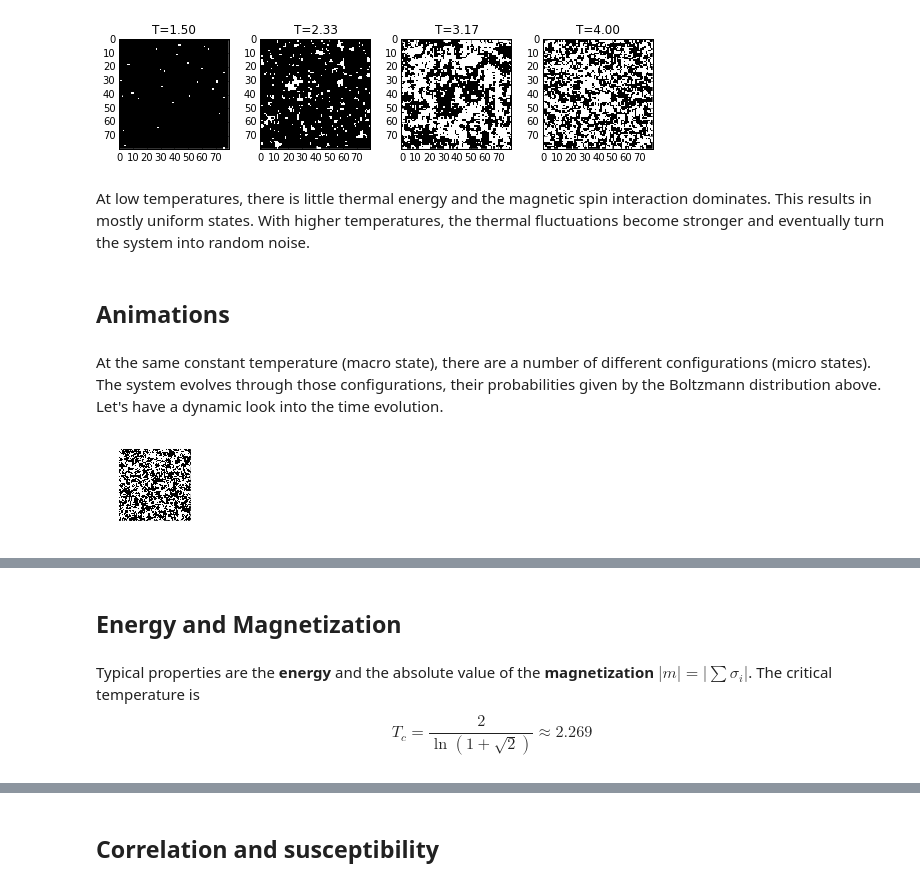
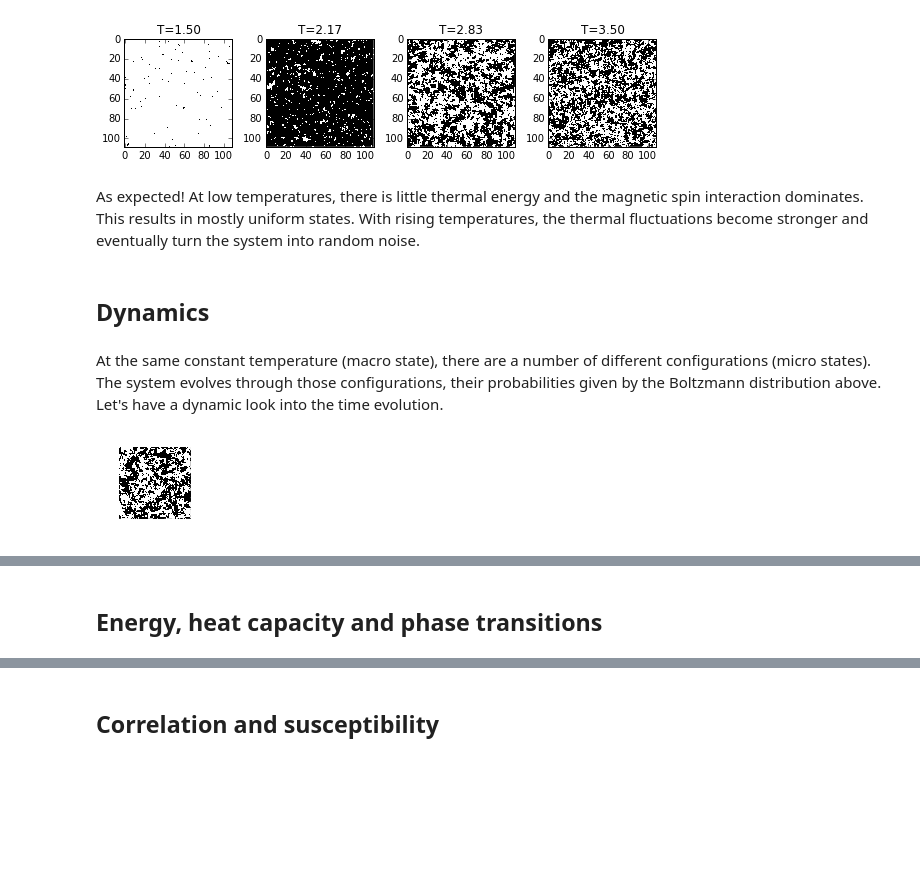
Before and after one commit to s9w/magneto, a Jupyter notebook: usage.ipynb, the cells around one changed output, grey strips where cells are left out. Cells and saved outputs as stored; diff of their text form; code cells hidden in the pictures; blank space fills up the shorter version.

```diff
--- a/usage.ipynb
+++ b/usage.ipynb
@@ -1 +1,10 @@
+# %%
+# Initializing some things
+import numpy as np
+import matplotlib.pyplot as plt
+%matplotlib inline
+
+import matplotlib as mpl
+cmap = mpl.cm.get_cmap(name='YlOrRd')
+colors3 = [cmap(x) for x in [0.4, 0.6, 0.9]]
 # %% [markdown]
@@ -25,9 +32,8 @@ import matplotlib.pyplot as plt
 # %%
-fig = plt.figure(figsize=(3,3))
-ax = fig.add_subplot(111, xlabel="Energy", ylabel="Probability")
-E = np.linspace(0, 1.8, num=50)
-cmap = mpl.cm.get_cmap(name='YlOrRd')
-for i, T in enumerate([0.1,1.0,2.0]):
-    ax.plot(E, np.exp(-E/T), lw=2, label="T={}".format(T), color=cmap(i/2.0*0.5+0.4))
-ax.legend(loc="upper right", labelspacing=0.0)
+ax = plt.subplot(111, xlabel="Energy", ylabel="Probability")
+E = np.linspace(0, 4.5, num=50)
+
+for i, T in enumerate([1.0, 1.5, 3.5]):
+    ax.plot(E, 1.0/T*np.exp(-E/T), lw=2, label="T={}".format(T), color=colors3[i])
+leg = ax.legend(loc="upper right", labelspacing=0.0)
 # %% [output]
@@ -40,16 +49,19 @@ As expected, configurations with a lower total energy are always the most probab
 # %%
+# !ising -N1=50 -N2=0 -TMin=1.5 -TMax=3.5 -L=109 -TSteps=4 -states=states
 fig = plt.figure(figsize=(8,2))
 for i in range(4):
-    ising_grids = np.loadtxt("ising_states{}.txt".format(i), delimiter=",")
+    with open("states{}.txt".format(i)) as f:
+        T = float(f.readline())
+    ising_grids = np.loadtxt("states{}.txt".format(i), delimiter=",", skiprows=1)
     ax = fig.add_subplot(1, 4, i+1)
     ax.imshow(ising_grids, cmap=plt.cm.Greys, interpolation="none")
-    ax.set_title("T={:.2f}".format(np.linspace(1.5, 4.0, num=4, endpoint=True)[i]))
+    ax.set_title("T={:.2f}".format(T))
 fig.tight_layout()
 # %% [output]
-[figure, old version]
+[figure, new version]
 # %% [markdown]
-At low temperatures, there is little thermal energy and the magnetic spin interaction dominates. This results in mostly uniform states. With higher temperatures, the thermal fluctuations become stronger and eventually turn the system into random noise.
+As expected! At low temperatures, there is little thermal energy and the magnetic spin interaction dominates. This results in mostly uniform states. With rising temperatures, the thermal fluctuations become stronger and eventually turn the system into random noise.
 # %% [markdown]
-## Animations
+## Dynamics
 # %% [markdown]
 At the same constant temperature (macro state), there are a number of different configurations (micro states). The system evolves through those configurations, their probabilities given by the Boltzmann distribution above. Let's have a dynamic look into the time evolution.
@@ -60,19 +70,19 @@ At the same constant temperature (macro state), there are a number of different
 # %%
 import matplotlib.animation as animation
 fig = plt.figure(figsize=(1,1))
 
 for i in range(3):
-    data = np.loadtxt("mov{}.txt".format(i),  delimiter=",")
+    data = np.loadtxt("movie{}.txt".format(i),  delimiter=",", skiprows=1)
     L=data.shape[1]
     grids = np.split(data, data.shape[0]/L)
 
     images = []
     for grid in grids:
         images.append([plt.imshow(grid, cmap=plt.cm.Greys, interpolation ="none")])
         plt.axis('off')
         plt.subplots_adjust(left=0.0, right=1.0, top=1.0, bottom=0.0)
     ani = animation.ArtistAnimation(fig, images, blit=True)
-    ani.save('mov{}.webm'.format(i), dpi=L, fps=25, extra_args=['-vcodec', 'libvpx', "-quality", "best", "-b:v", "300k"])
+    ani.save('mov{}.webm'.format(i), dpi=L*2, fps=25, extra_args=['-vcodec', 'libvpx', "-quality", "best", "-b:v", "350k"])
 # %% [output]
-[figure, old version]
+[figure, new version]
 # %%
@@ -91,6 +99,4 @@ HTML("""
 # %% [output]
 [interactive output not drawn]
 # %% [markdown]
-## Energy and Magnetization
+## Energy, heat capacity and phase transitions
-# %% [markdown]
-Typical properties are the **energy** and the absolute value of the **magnetization** $\lvert m \rvert=\lvert \sum \sigma_i \rvert$. The critical temperature is $$T_c=\frac{2}{\ln(1+\sqrt 2)}\approx 2.269$$
```
Also changed, not shown: parts of 29 cells of this notebook, 11 other files.
